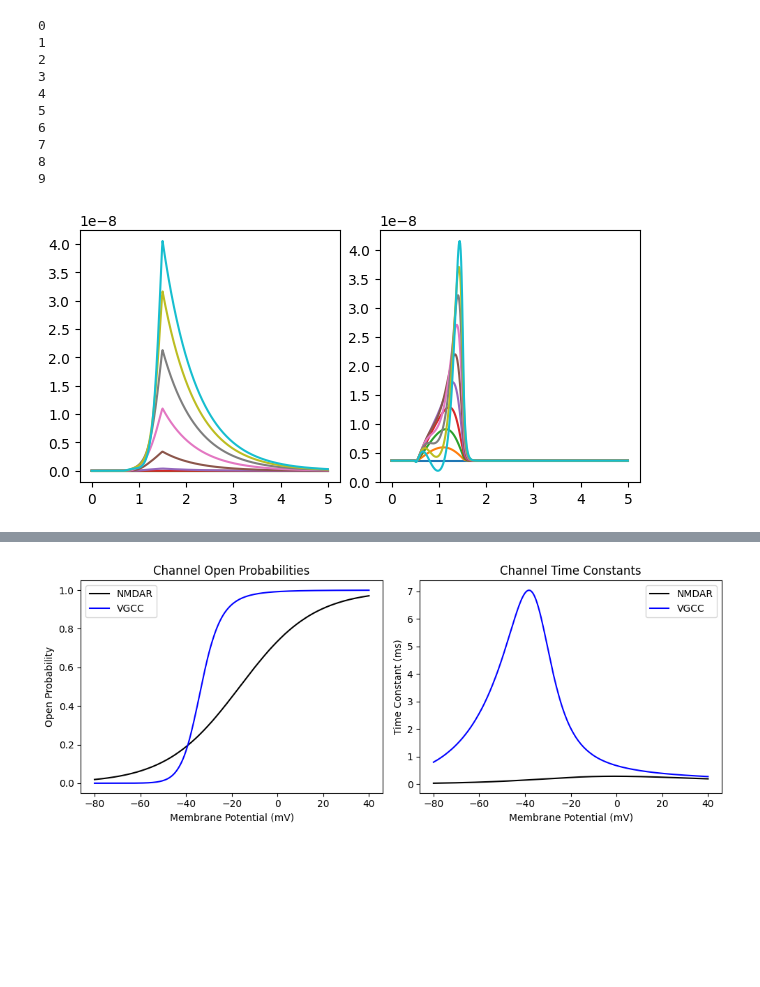
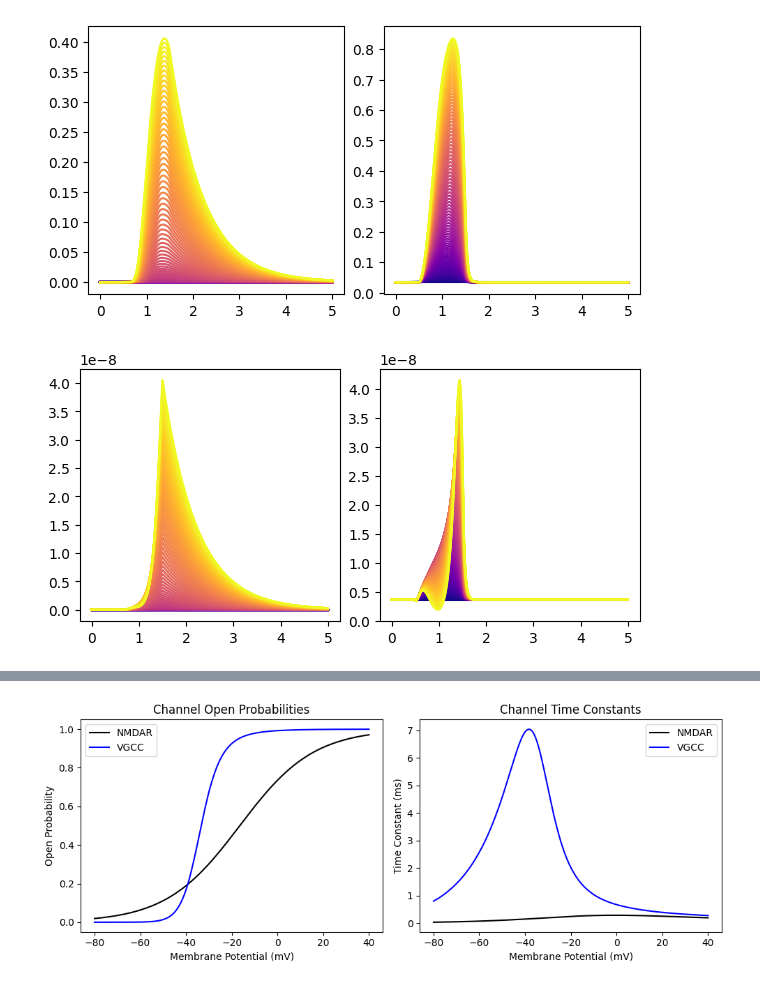
Before and after one commit to landoskape/plasticity-modeling, a Jupyter notebook: notebooks/conductance.ipynb, the cells around one changed output, grey strips where cells are left out. Cells and saved outputs as stored; diff of their text form; code cells hidden in the pictures; blank space fills up the shorter version.

```diff
--- a/notebooks/conductance.ipynb
+++ b/notebooks/conductance.ipynb
@@ -19,2 +17,0 @@ root_path = Path.cwd().parent
-# %%
-data = run_simulations(num_ap_amplitudes = 10)
@@ -32,0 +18,7 @@ len(data["vgcc_ica"][0])
+# %%
+run_again = False
+if run_again:
+    num_ap_amplitudes = 100
+    data = run_simulations(num_ap_amplitudes=num_ap_amplitudes)
+else:
+    data = joblib.load(data_dir() / "conductance_runs.joblib")
@@ -33,18 +32,22 @@ len(data["vgcc_ica"][0])
+# %%
+cmap = mpl.colormaps["plasma"]
+colors = cmap(np.linspace(0, 1, num_ap_amplitudes))
+
+fig, ax = plt.subplots(1, 2, figsize=(6, 3), layout="constrained")
+for i in range(len(data["vgcc_ica"])):
+    ax[0].plot(data["t_range"], data["vgcc_p"][i], color=colors[i])
+    ax[1].plot(data["t_range"], data["nmdar_p"][i], color=colors[i])
+plt.show()
+# %% [output]
+[figure, added]
 # %%
+cmap = mpl.colormaps["plasma"]
+colors = cmap(np.linspace(0, 1, num_ap_amplitudes))
+
 fig, ax = plt.subplots(1, 2, figsize=(6, 3), layout="constrained")
 for i in range(len(data["vgcc_ica"])):
-    ax[0].plot(data["t_range"], data["vgcc_ica"][i])
-    ax[1].plot(data["t_range"], data["nmdar_ica"][i])
+    ax[0].plot(data["t_range"], data["vgcc_ica"][i], color=colors[i])
+    ax[1].plot(data["t_range"], data["nmdar_ica"][i], color=colors[i])
 plt.show()
 # %% [output]
-0
-1
-2
-3
-4
-5
-6
-7
-8
-9
-[figure, old version]
+[figure, new version]
```
Also changed, not shown: parts of 9 cells of this notebook, 1 other file.
